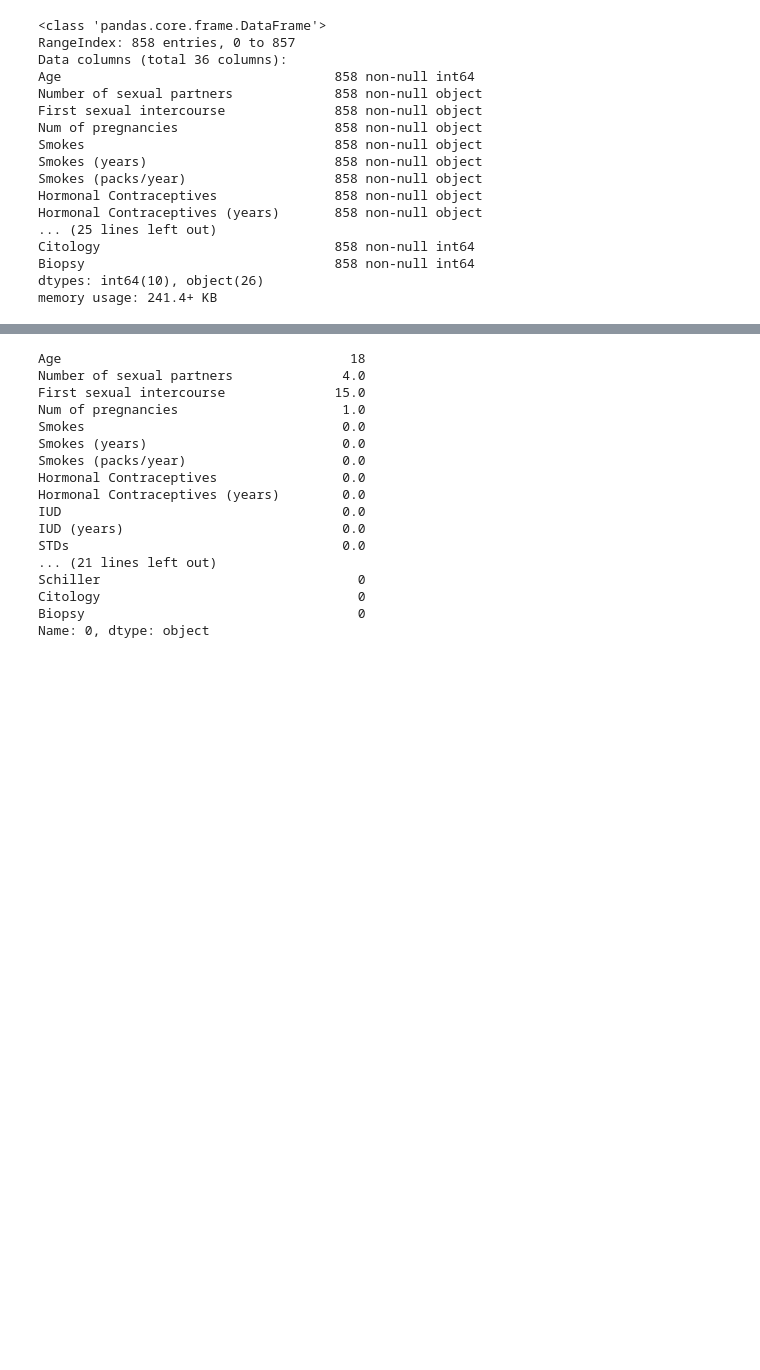
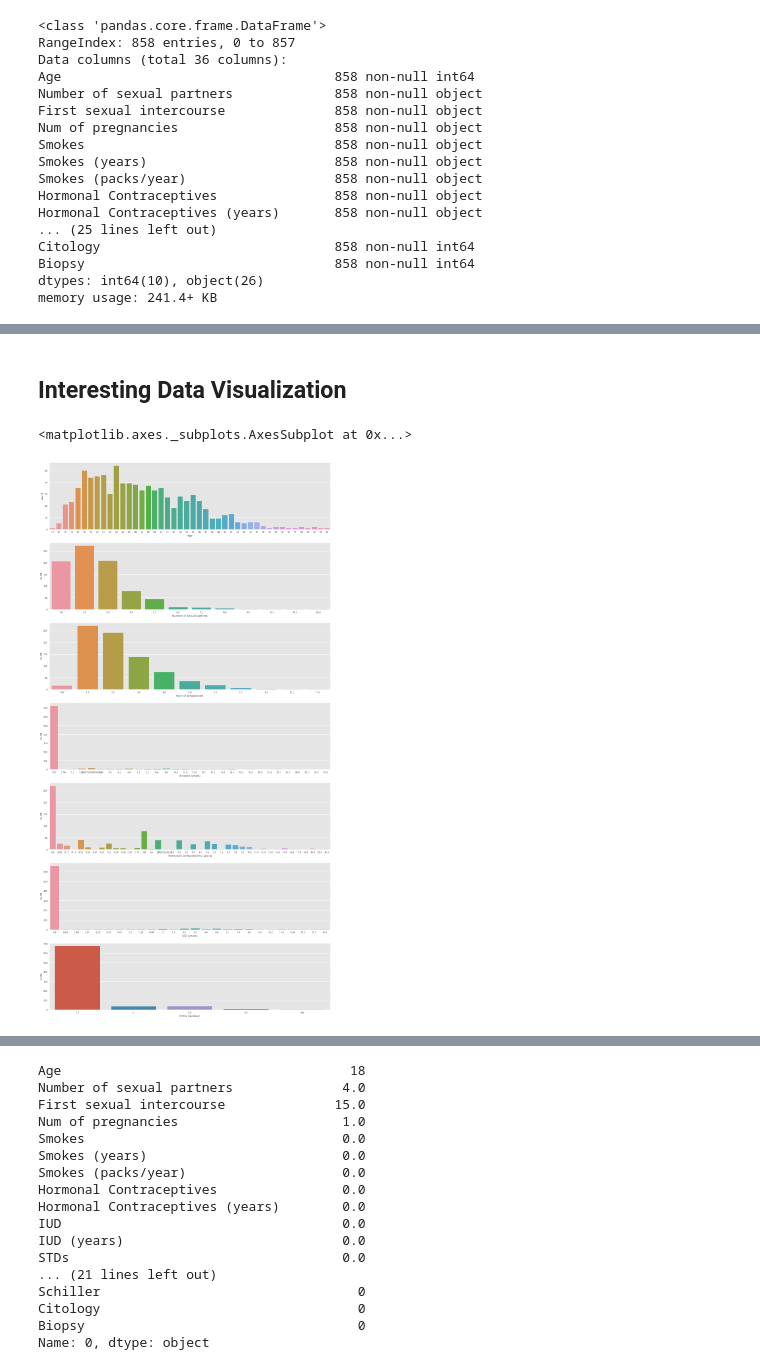
Before and after one commit to rvsaatvik/Predicting-Cervical-Cancer, a Jupyter notebook: Capstone2/Cleanup_Notebook.ipynb, the cells around one changed output, grey strips where cells are left out. Drawn from its saved outputs; the diff is of its cells as text; code cells hidden in the pictures; blank space fills up the shorter version.

```diff
--- a/Capstone2/Cleanup_Notebook.ipynb
+++ b/Capstone2/Cleanup_Notebook.ipynb
@@ -96,0 +137,14 @@ memory usage: 241.4+ KB
+# %% [markdown]
+## Interesting Data Visualization
+# %%
+fig, (ax1,ax2,ax3,ax4,ax5,ax6,ax7) = plt.subplots(7,1,figsize=(20,40))
+sns.countplot(x='Age', data=df, ax=ax1)
+sns.countplot(x='Number of sexual partners', data=df, ax=ax2)
+sns.countplot(x='Num of pregnancies', data=df, ax=ax3)
+sns.countplot(x='Smokes (years)', data=df, ax=ax4)
+sns.countplot(x='Hormonal Contraceptives (years)', data=df, ax=ax5)
+sns.countplot(x='IUD (years)', data=df, ax=ax6)
+sns.countplot(x='STDs (number)', data=df, ax=ax7)
+# %% [output]
+<matplotlib.axes._subplots.AxesSubplot at 0x...>
+[figure, added]
```
Also changed, not shown: parts of 35 cells of this notebook.
